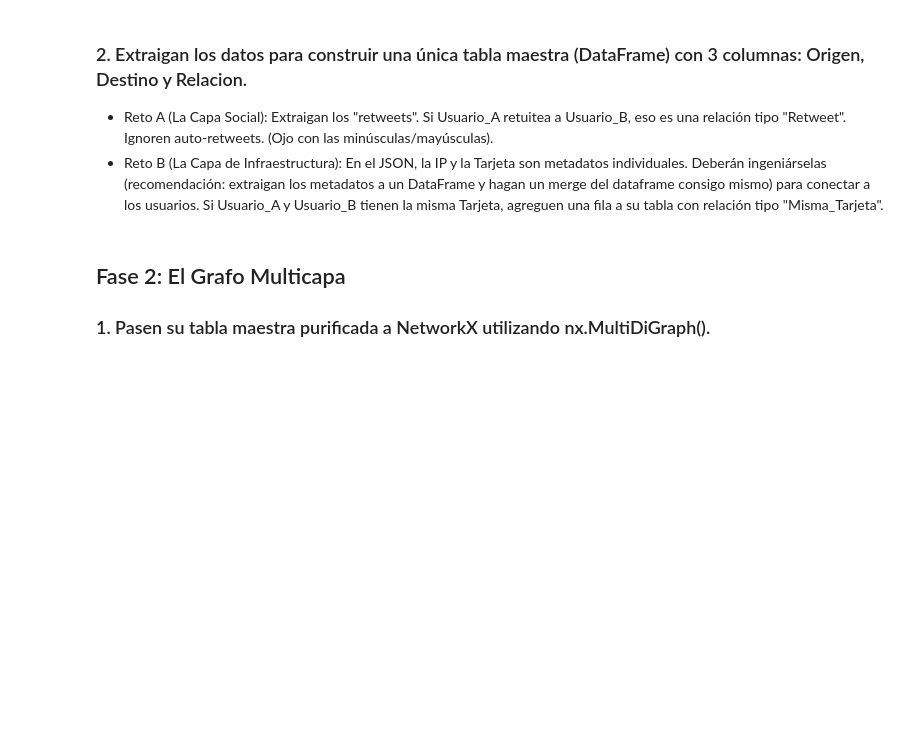
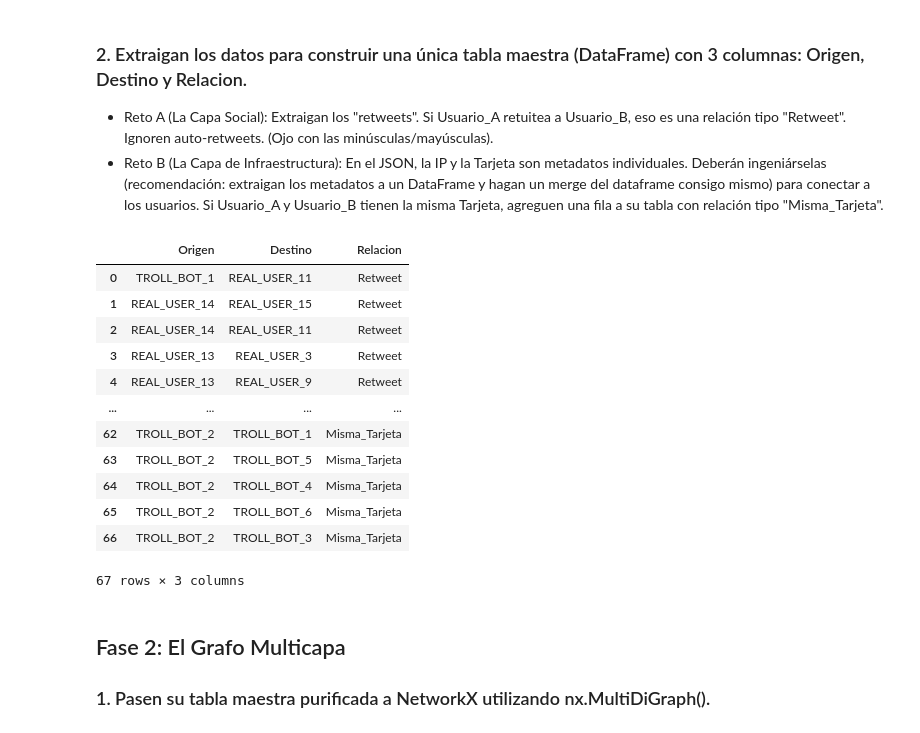
Before and after one commit to Diego-TD/data-mining, a Jupyter notebook: S47/04-Muplitex_graphs.ipynb, the cells around one changed output. Saved outputs shown, nothing was run; the diff lists cells and outputs as text; code cells hidden in the pictures; blank space fills up the shorter version.

```diff
--- a/S47/04-Muplitex_graphs.ipynb
+++ b/S47/04-Muplitex_graphs.ipynb
@@ -133,3 +131,40 @@ df
+# %%
+# Normalizamos IDs (troll_bot_1 == TROLL_BOT_1)
+df['account_id'] = df['account_id'].str.upper()
+
+# --- Reto A: Capa Social (Retweets) ---
+df_social = df[['account_id', 'activity.retweets']].dropna().copy()
+df_social = df_social.explode('activity.retweets')
+df_social['activity.retweets'] = df_social['activity.retweets'].str.upper()
+df_social = df_social[df_social['account_id'] != df_social['activity.retweets']]  # sin auto-retweets
+df_social['Relacion'] = 'Retweet'
+df_social = df_social.rename(columns={'account_id': 'Origen', 'activity.retweets': 'Destino'})[['Origen', 'Destino', 'Relacion']]
+
+# --- Reto B: Capa de Infraestructura (Misma Tarjeta) ---
+# dropna ANTES del merge: pandas empata NaN con NaN
+df_infra = df[['account_id', 'metadata.payment_hash']].dropna().drop_duplicates()
+df_cards = pd.merge(df_infra, df_infra, on='metadata.payment_hash')
+df_cards = df_cards[df_cards['account_id_x'] != df_cards['account_id_y']].copy()
+df_cards['Relacion'] = 'Misma_Tarjeta'
+df_cards = df_cards.rename(columns={'account_id_x': 'Origen', 'account_id_y': 'Destino'})[['Origen', 'Destino', 'Relacion']]
+
+# --- Tabla maestra ---
+df_master = pd.concat([df_social, df_cards], ignore_index=True)
+display(df_master)
+# %% [output]
+|  | Origen | Destino | Relacion |
+| 0 | TROLL_BOT_1 | REAL_USER_11 | Retweet |
+| 1 | REAL_USER_14 | REAL_USER_15 | Retweet |
+| 2 | REAL_USER_14 | REAL_USER_11 | Retweet |
+| 3 | REAL_USER_13 | REAL_USER_3 | Retweet |
+| 4 | REAL_USER_13 | REAL_USER_9 | Retweet |
+| ... | ... | ... | ... |
+| 62 | TROLL_BOT_2 | TROLL_BOT_1 | Misma_Tarjeta |
+| 63 | TROLL_BOT_2 | TROLL_BOT_5 | Misma_Tarjeta |
+| 64 | TROLL_BOT_2 | TROLL_BOT_4 | Misma_Tarjeta |
+| 65 | TROLL_BOT_2 | TROLL_BOT_6 | Misma_Tarjeta |
+| 66 | TROLL_BOT_2 | TROLL_BOT_3 | Misma_Tarjeta |
+67 rows × 3 columns
 # %% [markdown]
 ## Fase 2: El Grafo Multicapa
 
```
Also changed, not shown: parts of 9 cells of this notebook.
